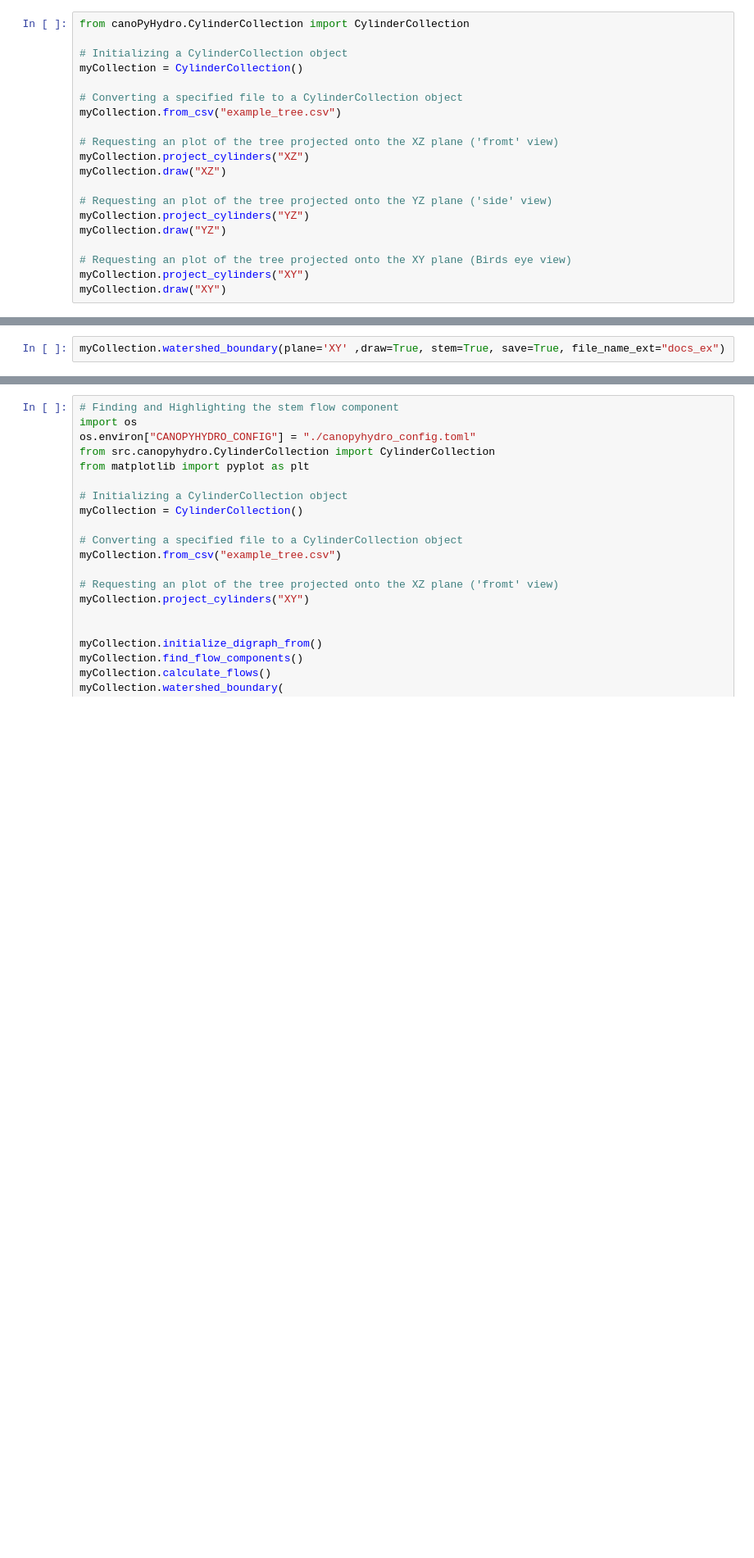
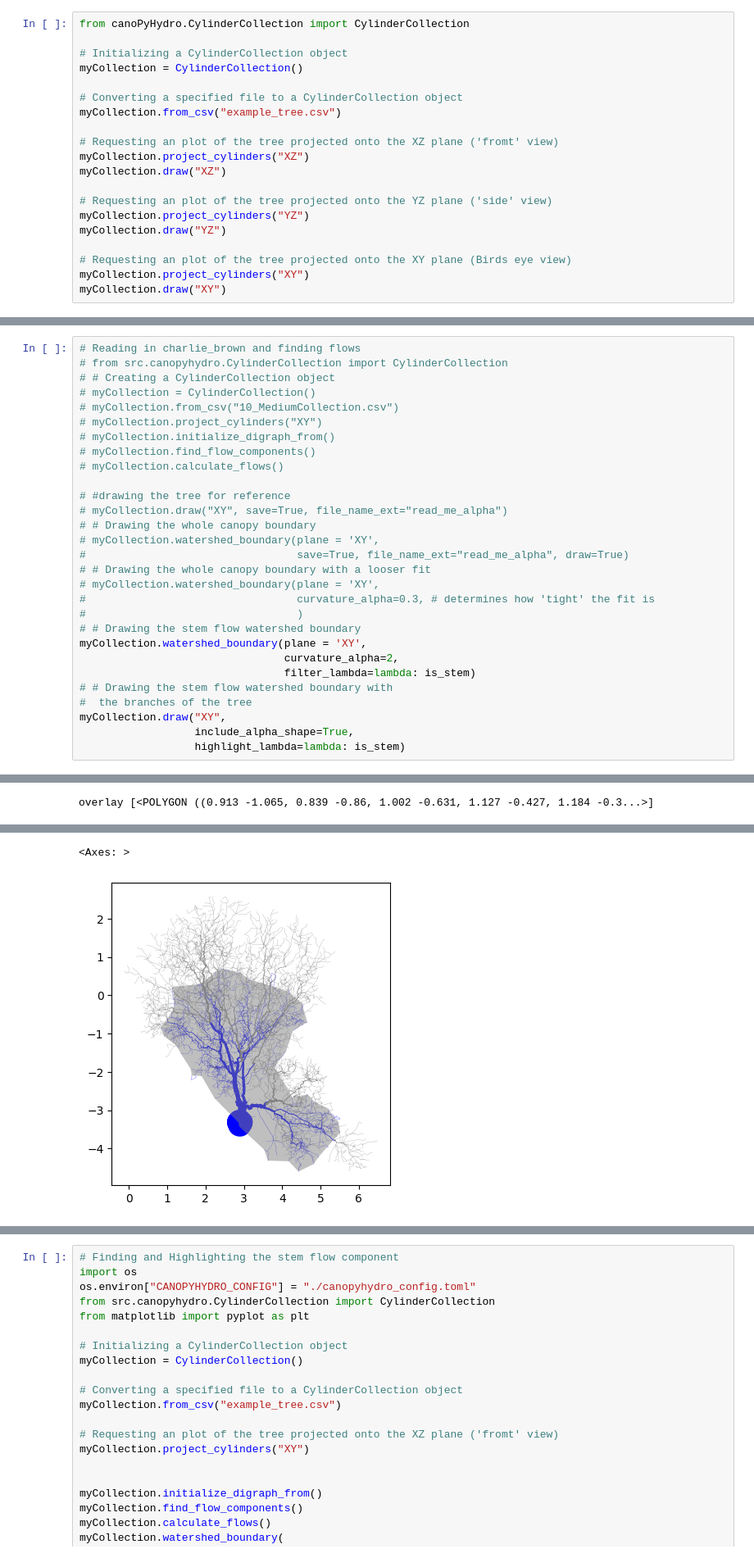
Before and after one commit to wischmcj/canopyHydrodynamics, a Jupyter notebook: docs/source/examples/use_case_example.ipynb, the cells around one changed output, grey strips where cells are left out. Shown at 82% size. Saved outputs shown, nothing was run; the diff lists cells and outputs as text; blank space fills up the shorter version.

```diff
--- a/docs/source/examples/use_case_example.ipynb
+++ b/docs/source/examples/use_case_example.ipynb
@@ -55,2 +70,30 @@ myCollection.draw(
-# %%
-myCollection.watershed_boundary(plane='XY' ,draw=True, stem=True, save=True, file_name_ext="docs_ex")
+# %%
+# Reading in charlie_brown and finding flows
+# from src.canopyhydro.CylinderCollection import CylinderCollection
+# # Creating a CylinderCollection object
+# myCollection = CylinderCollection()
+# myCollection.from_csv("10_MediumCollection.csv")
+# myCollection.project_cylinders("XY")
+# myCollection.initialize_digraph_from()
+# myCollection.find_flow_components()
+# myCollection.calculate_flows()
+
+# #drawing the tree for reference
+# myCollection.draw("XY", save=True, file_name_ext="read_me_alpha")
+# # Drawing the whole canopy boundary
+# myCollection.watershed_boundary(plane = 'XY',
+#                                 save=True, file_name_ext="read_me_alpha", draw=True)
+# # Drawing the whole canopy boundary with a looser fit
+# myCollection.watershed_boundary(plane = 'XY',
+#                                 curvature_alpha=0.3, # determines how 'tight' the fit is
+#                                 )
+# # Drawing the stem flow watershed boundary
+myCollection.watershed_boundary(plane = 'XY',
+                                curvature_alpha=2,
+                                filter_lambda=lambda: is_stem)
+# # Drawing the stem flow watershed boundary with
+#  the branches of the tree
+myCollection.draw("XY",
+                  include_alpha_shape=True,
+                  highlight_lambda=lambda: is_stem)
+# %% [output]
@@ -56,0 +101 @@ myCollection.watershed_boundary(plane='XY' ,draw=True, stem=True, save=True, fil
+overlay [<POLYGON ((0.913 -1.065, 0.839 -0.86, 1.002 -0.631, 1.127 -0.427, 1.184 -0.3...>]
@@ -56,0 +105,2 @@ myCollection.watershed_boundary(plane='XY' ,draw=True, stem=True, save=True, fil
+<Axes: >
+[figure, added]
```
Also changed, not shown: parts of 7 cells of this notebook, 28 other files.
